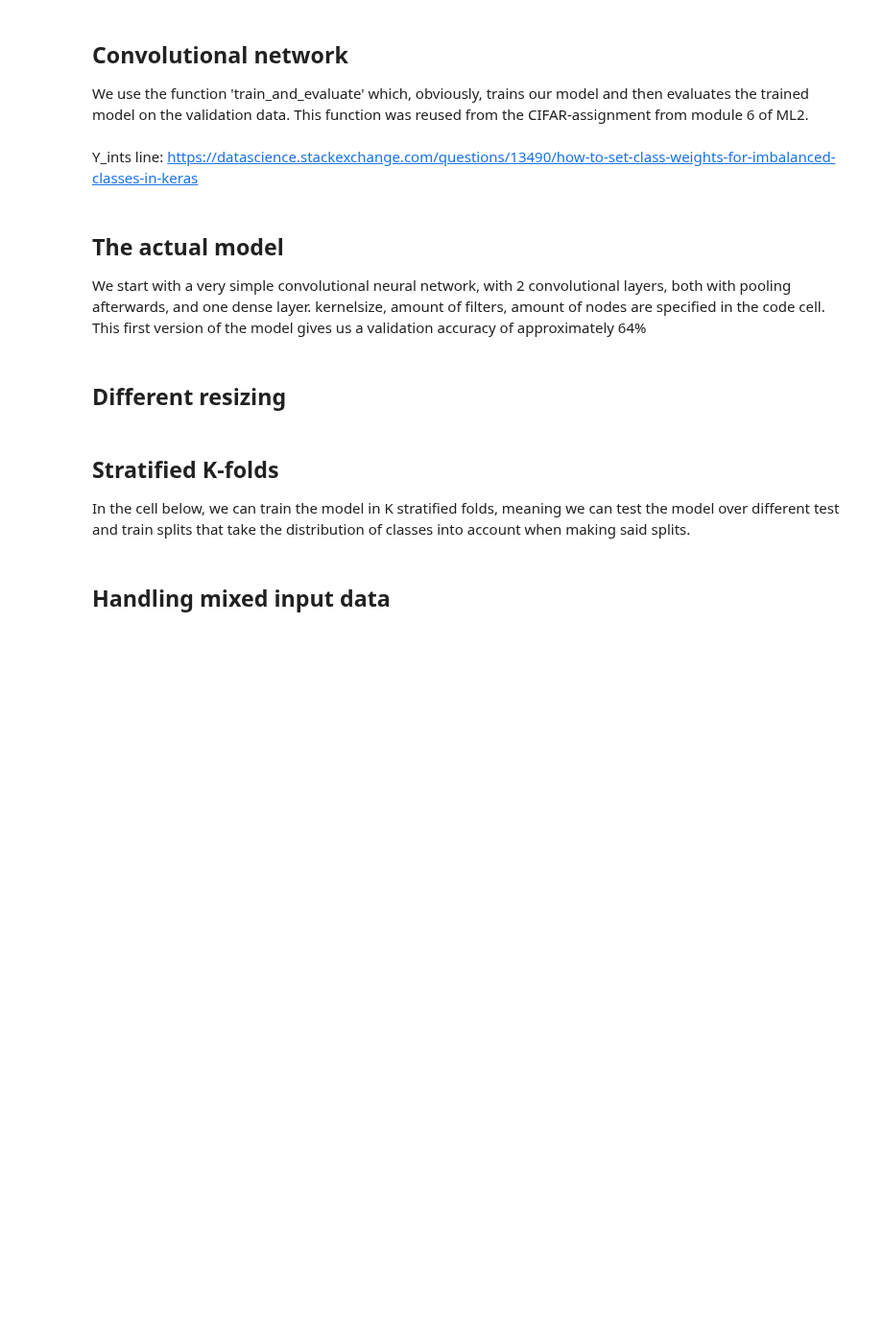
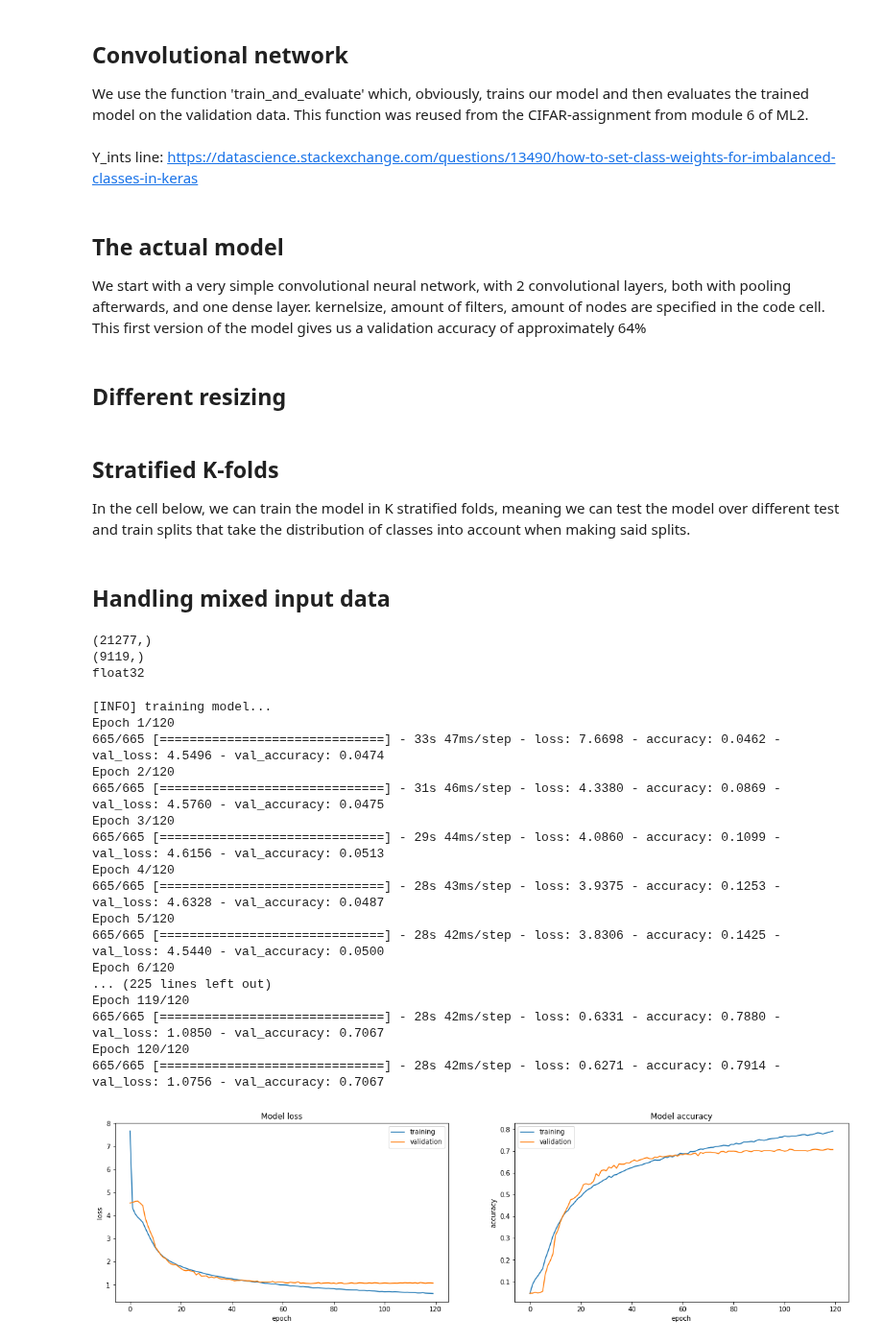
Before and after one commit to maxburger1997/Team-DreamTeam-, a Jupyter notebook: code/Milestone_4.ipynb, the cells around one changed output. Shown at 96% size. Drawn from its saved outputs; the diff is of its cells as text; code cells hidden in the pictures; blank space fills up the shorter version.

Commit message:
working fixed input model

```diff
--- a/code/Milestone_4.ipynb
+++ b/code/Milestone_4.ipynb
@@ -386,7 +426,7 @@ print(f"The mean accuracy of {n_splits} folds is {np.mean(val_accuracy_list)}")
 # %% [markdown]
 ## Handling mixed input data
 # %%
-## FEATURES
+## LABELS AS TEST FEATURES
 
 # turn one-hot categorized labels matrix into one-dimensional list of labels
 train_class_labels = np.argmax(label_train, axis=1);
@@ -404,12 +444,37 @@ val_class_labels = np.ndarray.astype(val_class_labels, 'float32');
 print(train_class_labels.shape);
 print(val_class_labels.shape);
 print(train_class_labels.dtype);
+
+
+## ACTUAL FEATURES
+
+train_heights = []
+train_widths = []
+train_ratios = []
+val_heights = []
+val_widths = []
+val_ratios = []
+
+for img in im_train:
+  train_heights.append(img.shape[0])
+  train_widths.append(img.shape[1])
+  train_ratios.append(img.shape[0] / img.shape[1])
+
+for img in im_val:
+  val_heights.append(img.shape[0])
+  val_widths.append(img.shape[1])
+  val_ratios.append(img.shape[0] / img.shape[1])
+
+train_features = np.stack((train_heights, train_widths, train_ratios), axis=1)
+val_features = np.stack((val_heights, val_widths, val_ratios), axis = 1)
+# %% [output]
+(21277,)
+(9119,)
+float32
 # %%
 alpha = 0.15
 kernelsize = (3,3)
-num_of_features = 1
-
-optimizer = tf.keras.optimizers.Adam(learning_rate=0.00009)
+num_of_features = 3
 
 extra_features = layers.Input(shape=(num_of_features,))
 
@@ -430,44 +495,61 @@ conv.add(layers.Conv2D(128, kernelsize, activation = layers.LeakyReLU(alpha = al
 conv.add(layers.MaxPooling2D((2, 2)))
 conv.add(layers.Dropout(0.5))
 
-conv.add(layers.Conv2D(256, kernelsize, activation = layers.LeakyReLU(alpha = alpha), padding = 'same'))
-conv.add(layers.Conv2D(256, kernelsize, activation = layers.LeakyReLU(alpha = alpha), padding = 'same'))
+conv.add(layers.Conv2D(128, kernelsize, activation = layers.LeakyReLU(alpha = alpha), padding = 'same'))
+conv.add(layers.Conv2D(128, kernelsize, activation = layers.LeakyReLU(alpha = alpha), padding = 'same'))
 conv.add(layers.MaxPooling2D((2, 2)))
 conv.add(layers.Dropout(0.5))
 
 conv.add(layers.Flatten())
 
 combined_input = layers.concatenate([conv.output, extra_features])
 
 final = layers.Dense(1024, activation = layers.LeakyReLU(alpha = alpha))(combined_input)
 final = layers.Dropout(0.5)(final)
 final = layers.Dense(512, activation = layers.LeakyReLU(alpha = alpha))(final)
 final = layers.Dropout(0.5)(final)
 final = layers.Dense(121, activation = 'softmax')(final)
 
 model = models.Model(inputs=[conv.input, extra_features], outputs=final)
 
-model.compile(loss='categorical_crossentropy', metrics=['accuracy'])
+model.compile(loss='categorical_crossentropy', optimizer=tf.keras.optimizers.Adam(learning_rate=0.00009), metrics=['accuracy'])
 
 
 # TRAIN THE MODEL
 
 print("[INFO] training model...")
-history = model.fit(x=[image_train, train_class_labels],
+
+history = model.fit(x=[image_train, train_features],
           y=label_train,
-          validation_data=([image_val, val_class_labels], label_val),
-          epochs=20,
-          batch_size=8)
+          validation_data=([image_val, val_features], label_val),
+          epochs=120)
 
 fig, axs = plt.subplots(1,2,figsize=(20,5))
 
 for i, metric in enumerate(['loss', 'accuracy']):
         axs[i].plot(history.history[metric])
         axs[i].plot(history.history['val_'+metric])
         axs[i].legend(['training', 'validation'], loc='best')
 
         axs[i].set_title('Model '+metric)
         axs[i].set_ylabel(metric)
         axs[i].set_xlabel('epoch')
-
-# print(f"Validation Accuracy: {model.evaluate(.flow(val_x, val_y))[1]}")
+# %% [output]
+[INFO] training model...
+Epoch 1/120
+665/665 [==============================] - 33s 47ms/step - loss: 7.6698 - accuracy: 0.0462 - val_loss: 4.5496 - val_accuracy: 0.0474
+Epoch 2/120
+665/665 [==============================] - 31s 46ms/step - loss: 4.3380 - accuracy: 0.0869 - val_loss: 4.5760 - val_accuracy: 0.0475
+Epoch 3/120
+665/665 [==============================] - 29s 44ms/step - loss: 4.0860 - accuracy: 0.1099 - val_loss: 4.6156 - val_accuracy: 0.0513
+Epoch 4/120
+665/665 [==============================] - 28s 43ms/step - loss: 3.9375 - accuracy: 0.1253 - val_loss: 4.6328 - val_accuracy: 0.0487
+Epoch 5/120
+665/665 [==============================] - 28s 42ms/step - loss: 3.8306 - accuracy: 0.1425 - val_loss: 4.5440 - val_accuracy: 0.0500
+Epoch 6/120
+... (225 lines left out)
+Epoch 119/120
+665/665 [==============================] - 28s 42ms/step - loss: 0.6331 - accuracy: 0.7880 - val_loss: 1.0850 - val_accuracy: 0.7067
+Epoch 120/120
+665/665 [==============================] - 28s 42ms/step - loss: 0.6271 - accuracy: 0.7914 - val_loss: 1.0756 - val_accuracy: 0.7067
+[figure, added]
```
Also changed, not shown: parts of 10 cells of this notebook.
